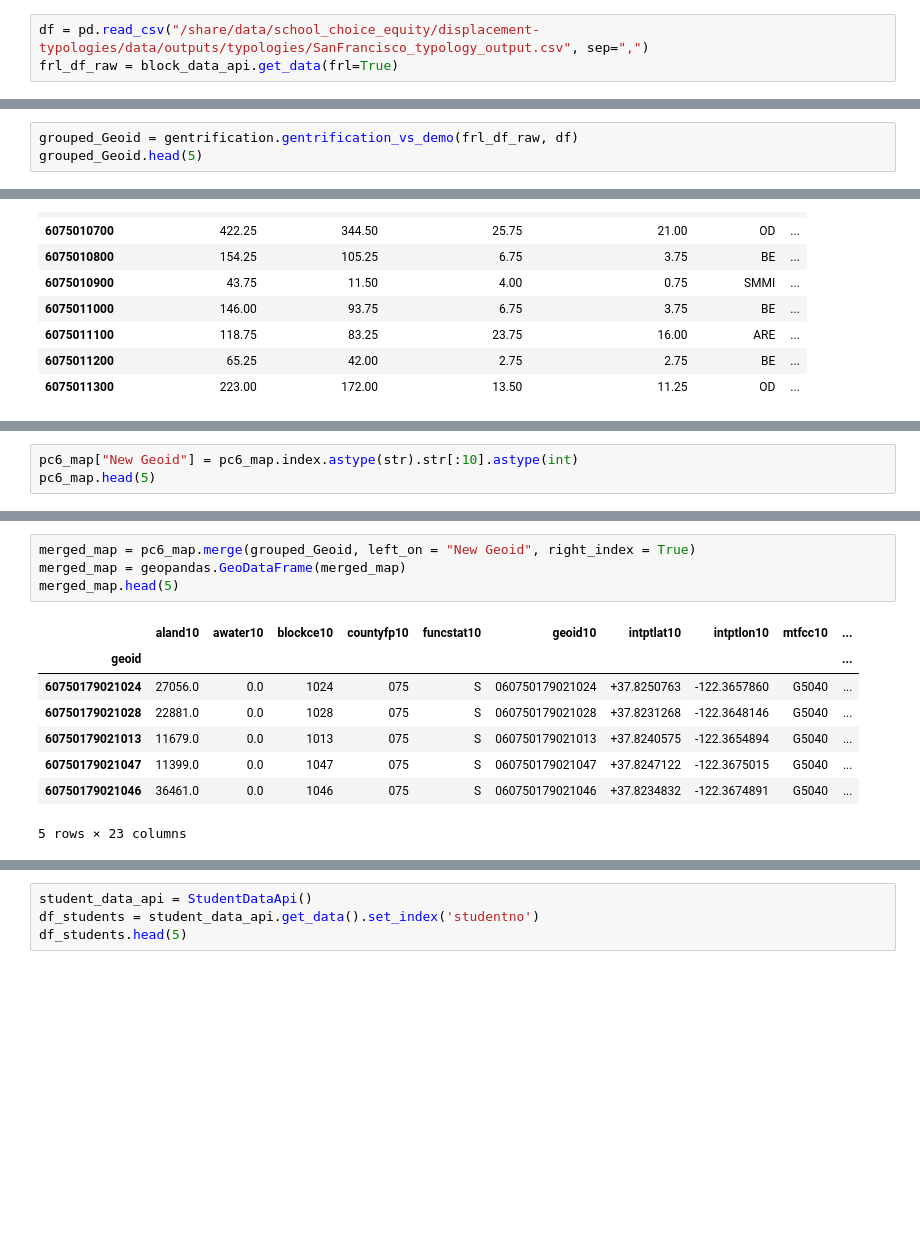
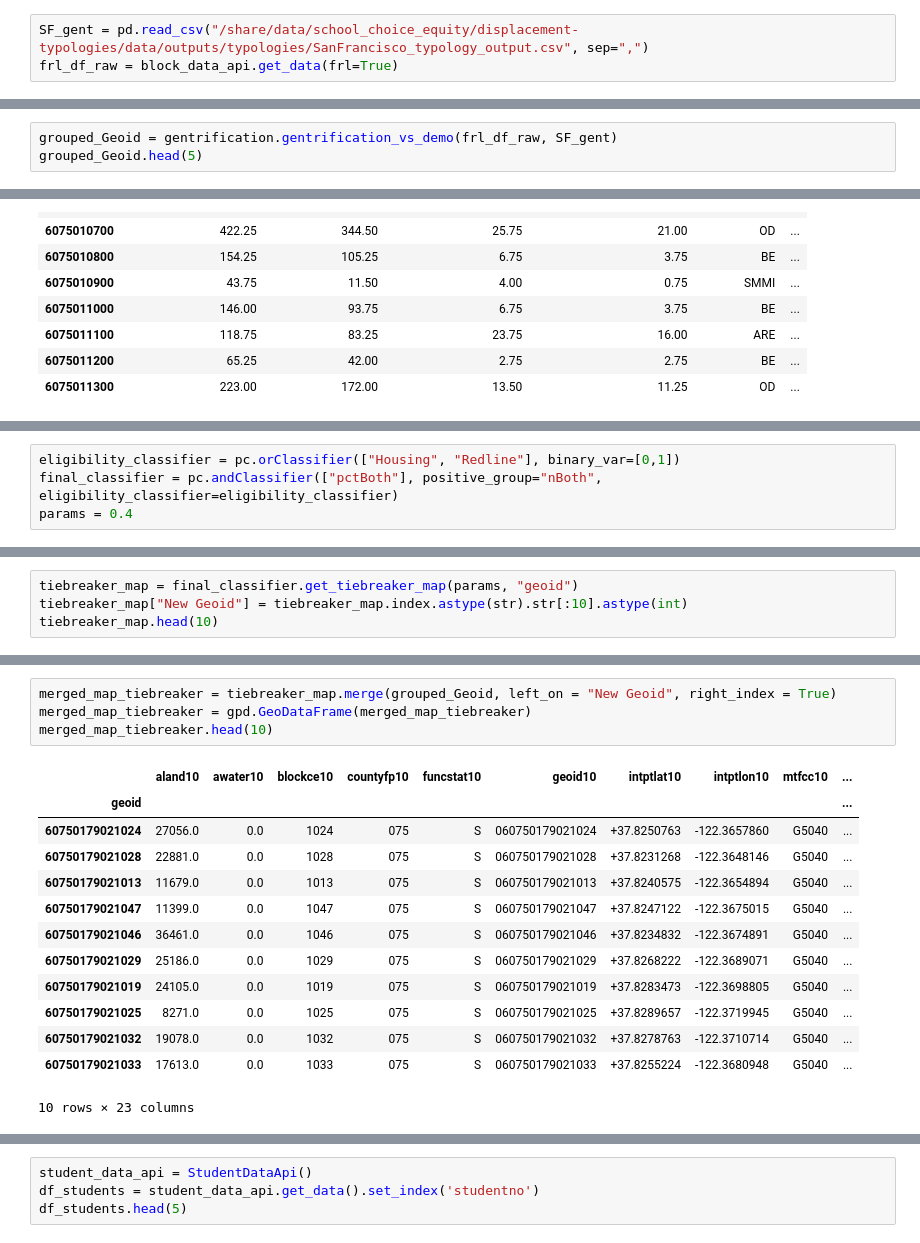
Before and after one commit to 18rberry/Operationalizing-Equity-Tiebreaker-in-SF, a Jupyter notebook: notebooks/Final_Report_Riya.ipynb, the cells around one changed output, grey strips where cells are left out. Drawn from its saved outputs; the diff is of its cells as text; blank space fills up the shorter version.

```diff
--- a/notebooks/Final_Report_Riya.ipynb
+++ b/notebooks/Final_Report_Riya.ipynb
@@ -19,3 +25,3 @@ from splot.mapping import vba_choropleth
 # %%
-df = pd.read_csv("/share/data/school_choice_equity/displacement-typologies/data/outputs/typologies/SanFrancisco_typology_output.csv", sep=",")
+SF_gent = pd.read_csv("/share/data/school_choice_equity/displacement-typologies/data/outputs/typologies/SanFrancisco_typology_output.csv", sep=",")
 frl_df_raw = block_data_api.get_data(frl=True)
@@ -90,4 +72,4 @@ pc6_map.head(5)
 # %%
-grouped_Geoid = gentrification.gentrification_vs_demo(frl_df_raw, df)
+grouped_Geoid = gentrification.gentrification_vs_demo(frl_df_raw, SF_gent)
 grouped_Geoid.head(5)
 # %% [output]
@@ -145,0 +126,4 @@ grouped_Geoid.head(10)
+# %%
+eligibility_classifier = pc.orClassifier(["Housing", "Redline"], binary_var=[0,1])
+final_classifier = pc.andClassifier(["pctBoth"], positive_group="nBoth", eligibility_classifier=eligibility_classifier)
+params = 0.4
@@ -146,6 +136,7 @@ grouped_Geoid.head(10)
 # %%
-pc6_map["New Geoid"] = pc6_map.index.astype(str).str[:10].astype(int)
-pc6_map.head(5)
+tiebreaker_map = final_classifier.get_tiebreaker_map(params, "geoid")
+tiebreaker_map["New Geoid"] = tiebreaker_map.index.astype(str).str[:10].astype(int)
+tiebreaker_map.head(10)
 # %% [output]
 |  | aland10 | awater10 | blockce10 | countyfp10 | funcstat10 | geoid10 | intptlat10 | intptlon10 | mtfcc10 | ... |
 | geoid |  |  |  |  |  |  |  |  |  | ... |
@@ -157,13 +155,18 @@ pc6_map.head(5)
 # %%
-merged_map = pc6_map.merge(grouped_Geoid, left_on = "New Geoid", right_index = True)
-merged_map = geopandas.GeoDataFrame(merged_map)
-merged_map.head(5)
+merged_map_tiebreaker = tiebreaker_map.merge(grouped_Geoid, left_on = "New Geoid", right_index = True)
+merged_map_tiebreaker = gpd.GeoDataFrame(merged_map_tiebreaker)
+merged_map_tiebreaker.head(10)
 # %% [output]
 |  | aland10 | awater10 | blockce10 | countyfp10 | funcstat10 | geoid10 | intptlat10 | intptlon10 | mtfcc10 | ... |
 | geoid |  |  |  |  |  |  |  |  |  | ... |
 | 60750179021024 | 27056.0 | 0.0 | 1024 | 075 | S | 060750179021024 | +37.8250763 | -122.3657860 | G5040 | ... |
 | 60750179021028 | 22881.0 | 0.0 | 1028 | 075 | S | 060750179021028 | +37.8231268 | -122.3648146 | G5040 | ... |
 | 60750179021013 | 11679.0 | 0.0 | 1013 | 075 | S | 060750179021013 | +37.8240575 | -122.3654894 | G5040 | ... |
 | 60750179021047 | 11399.0 | 0.0 | 1047 | 075 | S | 060750179021047 | +37.8247122 | -122.3675015 | G5040 | ... |
 | 60750179021046 | 36461.0 | 0.0 | 1046 | 075 | S | 060750179021046 | +37.8234832 | -122.3674891 | G5040 | ... |
+| 60750179021029 | 25186.0 | 0.0 | 1029 | 075 | S | 060750179021029 | +37.8268222 | -122.3689071 | G5040 | ... |
+| 60750179021019 | 24105.0 | 0.0 | 1019 | 075 | S | 060750179021019 | +37.8283473 | -122.3698805 | G5040 | ... |
+| 60750179021025 | 8271.0 | 0.0 | 1025 | 075 | S | 060750179021025 | +37.8289657 | -122.3719945 | G5040 | ... |
+| 60750179021032 | 19078.0 | 0.0 | 1032 | 075 | S | 060750179021032 | +37.8278763 | -122.3710714 | G5040 | ... |
+| 60750179021033 | 17613.0 | 0.0 | 1033 | 075 | S | 060750179021033 | +37.8255224 | -122.3680948 | G5040 | ... |
-5 rows × 23 columns
+10 rows × 23 columns
```
Also changed, not shown: parts of 51 cells of this notebook, 3 other files.
